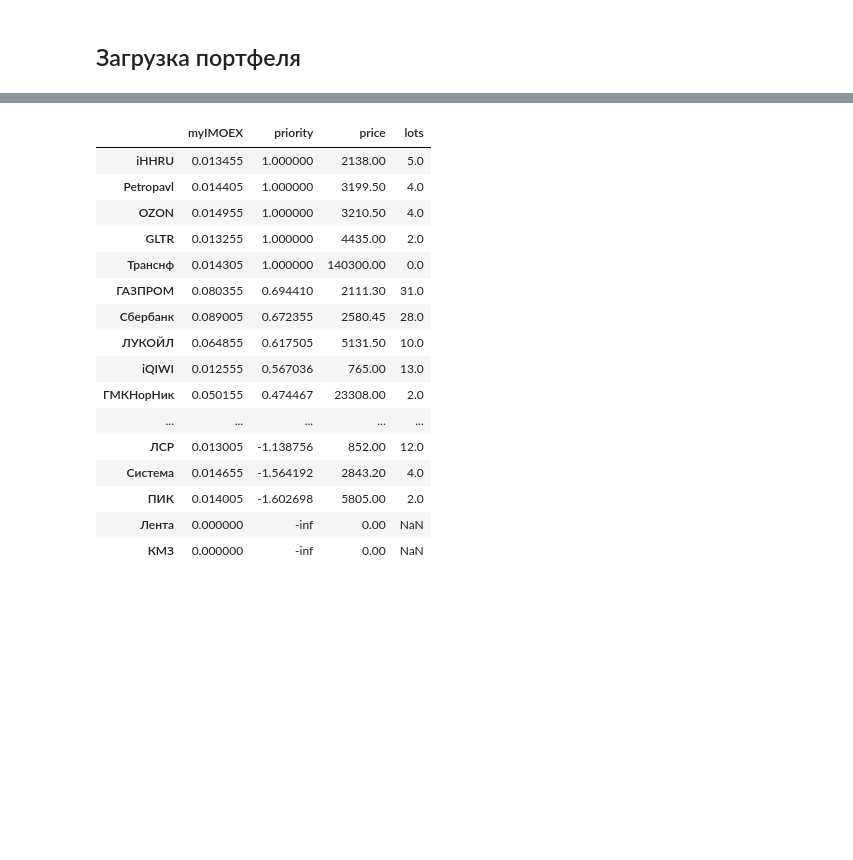
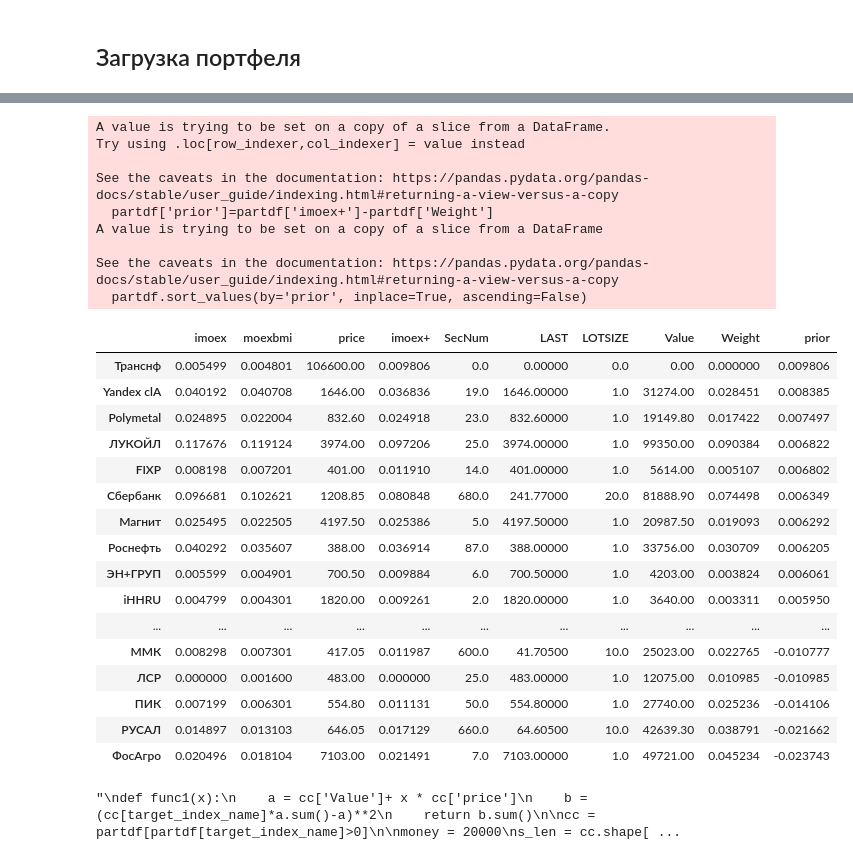
Before and after one commit to HexQuant/Investment-Analysis, a Jupyter notebook: manual_imoex_tracking.ipynb, the cells around one changed output, grey strips where cells are left out. Cells and saved outputs as stored; diff of their text form; code cells hidden in the pictures; blank space fills up the shorter version.

```diff
--- a/manual_imoex_tracking.ipynb
+++ b/manual_imoex_tracking.ipynb
@@ -115,20 +226,54 @@ imoex['lots'] = (portfolio_value * imoex['myIMOEX'] / imoex['price'] ).round(0)
-# %%
-imoex.sort_values(by= ['priority','price'], ascending=[False, True])[['myIMOEX', 'priority','price', 'lots']]
-# %% [output]
-|  | myIMOEX | priority | price | lots |
-| iHHRU | 0.013455 | 1.000000 | 2138.00 | 5.0 |
-| Petropavl | 0.014405 | 1.000000 | 3199.50 | 4.0 |
-| OZON | 0.014955 | 1.000000 | 3210.50 | 4.0 |
-| GLTR | 0.013255 | 1.000000 | 4435.00 | 2.0 |
-| Транснф | 0.014305 | 1.000000 | 140300.00 | 0.0 |
-| ГАЗПРОМ | 0.080355 | 0.694410 | 2111.30 | 31.0 |
-| Сбербанк | 0.089005 | 0.672355 | 2580.45 | 28.0 |
-| ЛУКОЙЛ | 0.064855 | 0.617505 | 5131.50 | 10.0 |
-| iQIWI | 0.012555 | 0.567036 | 765.00 | 13.0 |
-| ГМКНорНик | 0.050155 | 0.474467 | 23308.00 | 2.0 |
-| ... | ... | ... | ... | ... |
-| ЛСР | 0.013005 | -1.138756 | 852.00 | 12.0 |
-| Система | 0.014655 | -1.564192 | 2843.20 | 4.0 |
-| ПИК | 0.014005 | -1.602698 | 5805.00 | 2.0 |
-| Лента | 0.000000 | -inf | 0.00 | NaN |
-| КМЗ | 0.000000 | -inf | 0.00 | NaN |
+# %%
+partdf['prior']=partdf['imoex+']-partdf['Weight']
+partdf.sort_values(by='prior', inplace=True, ascending=False)
+partdf
+# %% [output]
+A value is trying to be set on a copy of a slice from a DataFrame.
+Try using .loc[row_indexer,col_indexer] = value instead
+
+See the caveats in the documentation: https://pandas.pydata.org/pandas-docs/stable/user_guide/indexing.html#returning-a-view-versus-a-copy
+  partdf['prior']=partdf['imoex+']-partdf['Weight']
+A value is trying to be set on a copy of a slice from a DataFrame
+
+See the caveats in the documentation: https://pandas.pydata.org/pandas-docs/stable/user_guide/indexing.html#returning-a-view-versus-a-copy
+  partdf.sort_values(by='prior', inplace=True, ascending=False)
+|  | imoex | moexbmi | price | imoex+ | SecNum | LAST | LOTSIZE | Value | Weight | prior |
+| Транснф | 0.005499 | 0.004801 | 106600.00 | 0.009806 | 0.0 | 0.00000 | 0.0 | 0.00 | 0.000000 | 0.009806 |
+| Yandex clA | 0.040192 | 0.040708 | 1646.00 | 0.036836 | 19.0 | 1646.00000 | 1.0 | 31274.00 | 0.028451 | 0.008385 |
+| Polymetal | 0.024895 | 0.022004 | 832.60 | 0.024918 | 23.0 | 832.60000 | 1.0 | 19149.80 | 0.017422 | 0.007497 |
+| ЛУКОЙЛ | 0.117676 | 0.119124 | 3974.00 | 0.097206 | 25.0 | 3974.00000 | 1.0 | 99350.00 | 0.090384 | 0.006822 |
+| FIXP | 0.008198 | 0.007201 | 401.00 | 0.011910 | 14.0 | 401.00000 | 1.0 | 5614.00 | 0.005107 | 0.006802 |
+| Сбербанк | 0.096681 | 0.102621 | 1208.85 | 0.080848 | 680.0 | 241.77000 | 20.0 | 81888.90 | 0.074498 | 0.006349 |
+| Магнит | 0.025495 | 0.022505 | 4197.50 | 0.025386 | 5.0 | 4197.50000 | 1.0 | 20987.50 | 0.019093 | 0.006292 |
+| Роснефть | 0.040292 | 0.035607 | 388.00 | 0.036914 | 87.0 | 388.00000 | 1.0 | 33756.00 | 0.030709 | 0.006205 |
+| ЭН+ГРУП | 0.005599 | 0.004901 | 700.50 | 0.009884 | 6.0 | 700.50000 | 1.0 | 4203.00 | 0.003824 | 0.006061 |
+| iHHRU | 0.004799 | 0.004301 | 1820.00 | 0.009261 | 2.0 | 1820.00000 | 1.0 | 3640.00 | 0.003311 | 0.005950 |
+| ... | ... | ... | ... | ... | ... | ... | ... | ... | ... | ... |
+| ММК | 0.008298 | 0.007301 | 417.05 | 0.011987 | 600.0 | 41.70500 | 10.0 | 25023.00 | 0.022765 | -0.010777 |
+| ЛСР | 0.000000 | 0.001600 | 483.00 | 0.000000 | 25.0 | 483.00000 | 1.0 | 12075.00 | 0.010985 | -0.010985 |
+| ПИК | 0.007199 | 0.006301 | 554.80 | 0.011131 | 50.0 | 554.80000 | 1.0 | 27740.00 | 0.025236 | -0.014106 |
+| РУСАЛ | 0.014897 | 0.013103 | 646.05 | 0.017129 | 660.0 | 64.60500 | 10.0 | 42639.30 | 0.038791 | -0.021662 |
+| ФосАгро | 0.020496 | 0.018104 | 7103.00 | 0.021491 | 7.0 | 7103.00000 | 1.0 | 49721.00 | 0.045234 | -0.023743 |
+# %%
+'''
+def func1(x):
+    a = cc['Value']+ x * cc['price']
+    b = (cc[target_index_name]*a.sum()-a)**2
+    return b.sum()
+
+cc = partdf[partdf[target_index_name]>0]
+
+money = 20000
+s_len = cc.shape[0]
+x0 = np.zeros(s_len)
+bnds = [(0, None) for n in range(0,s_len)]
+cons = {'type':'eq', 'fun': lambda x: np.sum(x*cc['price'])-money}
+res = minimize(func1, x0, method='SLSQP', bounds=bnds, constraints=cons)
+res
+#partdf['priority'] = partdf[target_index_name]-partdf['Weight']
+#a = partdf[partdf['priority']>0].sort_values('priority', ascending=False)
+#a
+
+'''
+# %% [output]
+"\ndef func1(x):\n    a = cc['Value']+ x * cc['price']\n    b = (cc[target_index_name]*a.sum()-a)**2\n    return b.sum()\n\ncc = partdf[partdf[target_index_name]>0]\n\nmoney = 20000\ns_len = cc.shape[ ...
```
Also changed, not shown: parts of 37 cells of this notebook.
